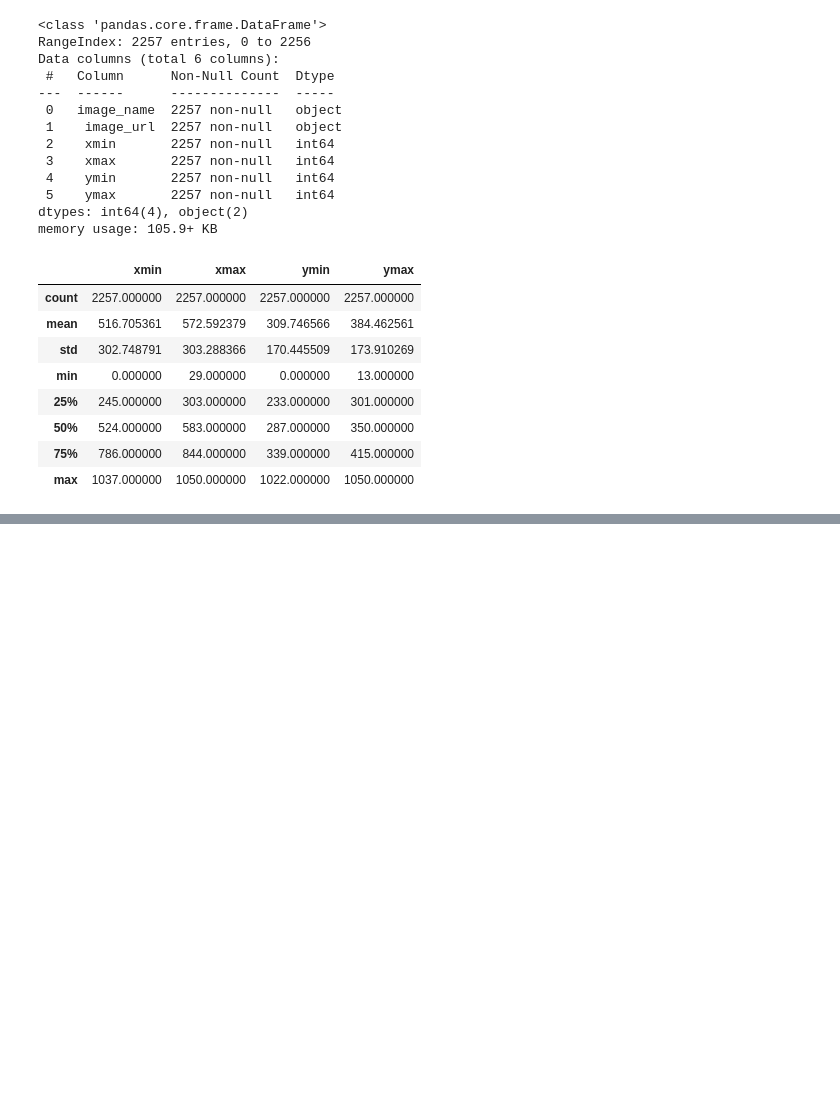
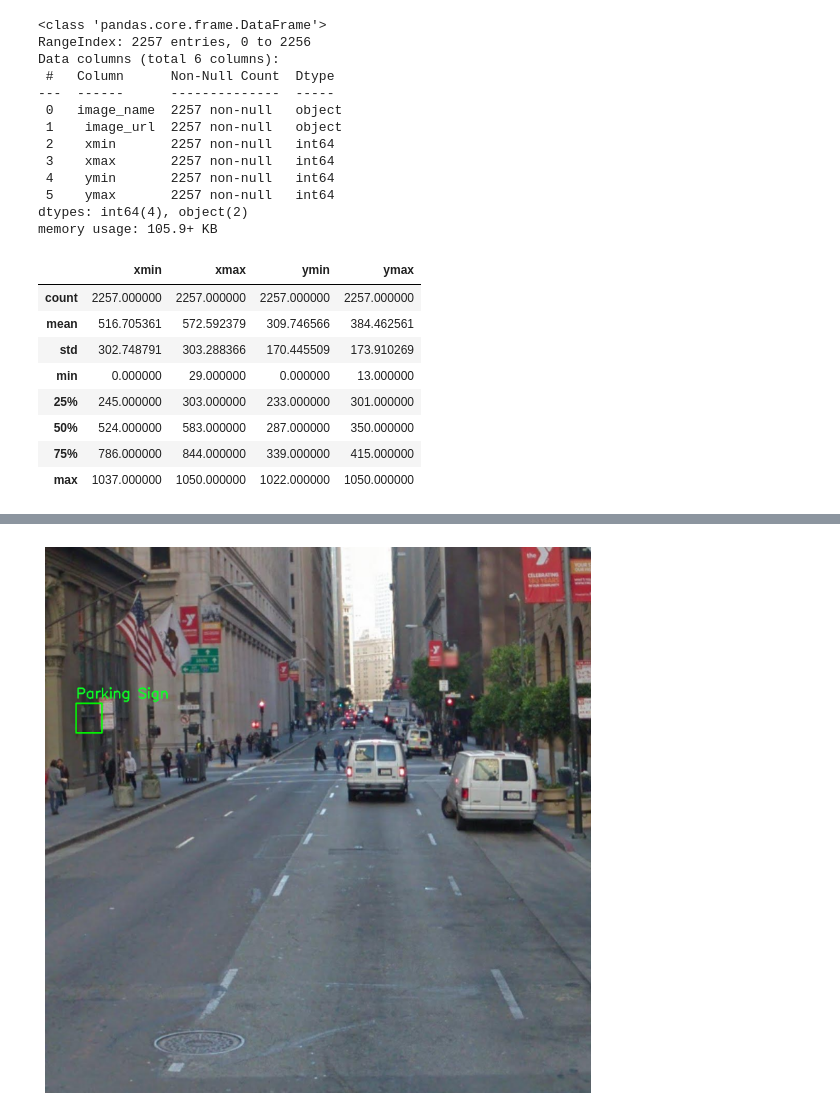
Before and after one commit to saadmalik96/NoParkingAllowed, a Jupyter notebook: model.ipynb, the cells around one changed output, grey strips where cells are left out. Drawn from its saved outputs; the diff is of its cells as text; code cells hidden in the pictures; blank space fills up the shorter version.

```diff
--- a/model.ipynb
+++ b/model.ipynb
@@ -49,0 +92,3 @@ df.describe()
+# %%
+first_row = df.iloc[0]
+first_row
@@ -49,0 +103,17 @@ df.describe()
+# %%
+bounding_box = { 'xmin': first_row[' xmin'], 'ymin': first_row[' ymin'], 'xmax': first_row[' xmax'], 'ymax': first_row[' ymax'], 'label': 'Parking Sign' }
+# %%
+img = cv2.imread(str(path))
+
+cv2.rectangle(img, (bounding_box['xmin'], bounding_box['ymin']), (bounding_box['xmax'], bounding_box['ymax']), (0, 255, 0), 2)
+
+cv2.putText(img, bounding_box['label'], (bounding_box['xmin'], bounding_box['ymin']-10), cv2.FONT_HERSHEY_SIMPLEX, 0.9, (36,255,12), 2)
+
+img_rgb = cv2.cvtColor(img, cv2.COLOR_BGR2RGB)
+
+plt.figure(figsize=(10, 10))
+plt.imshow(img_rgb)
+plt.axis('off')
+plt.show()
+# %% [output]
+[figure, added]
```
Also changed, not shown: parts of 13 cells of this notebook.
